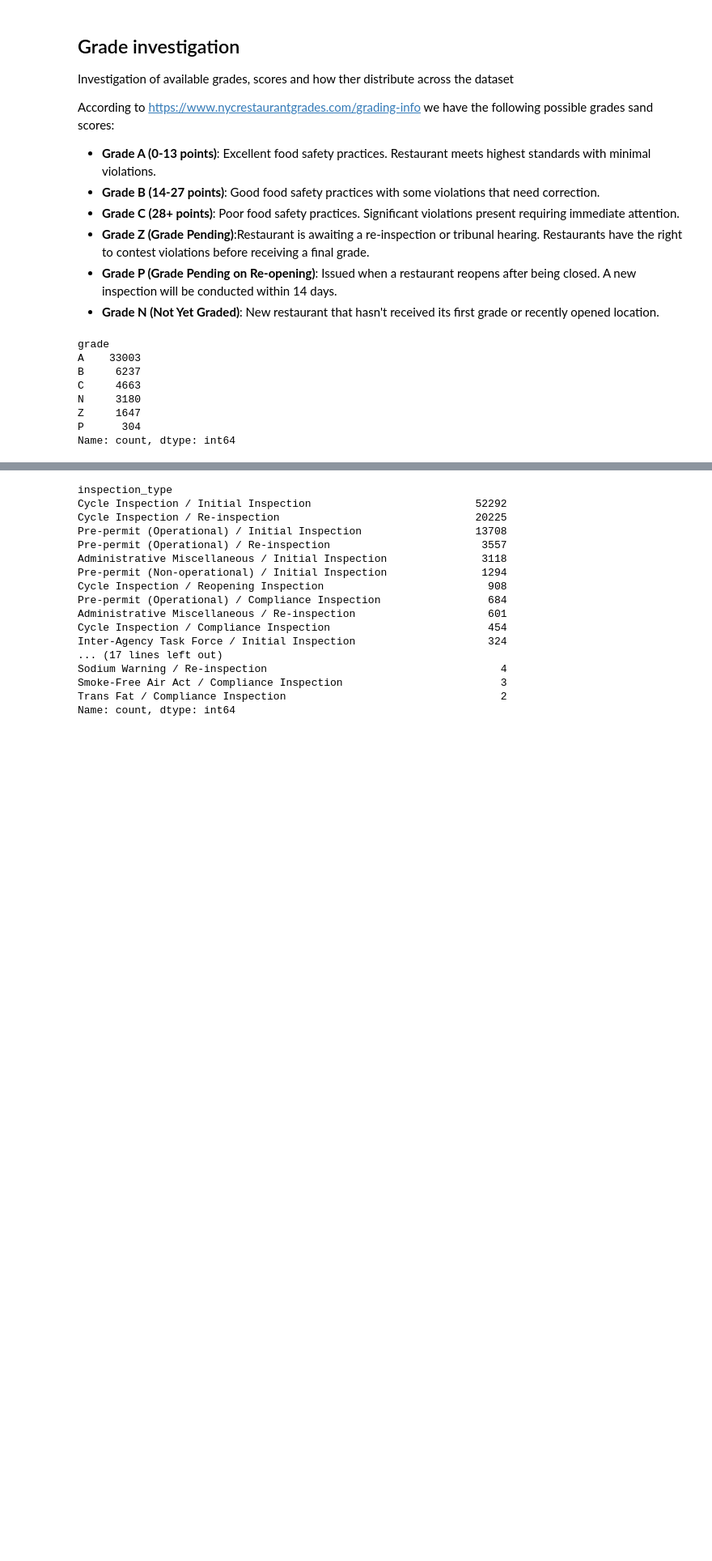
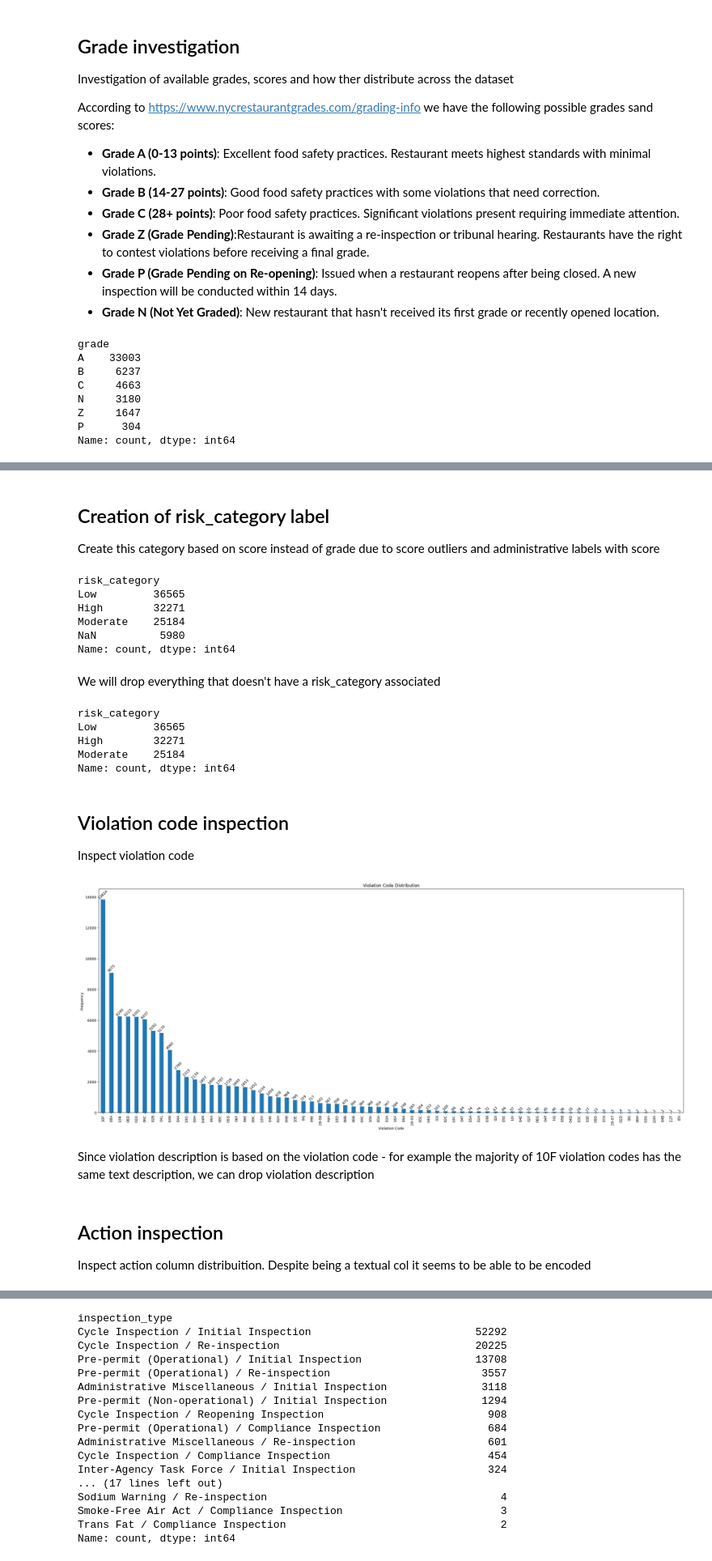
Before and after one commit to ruifurtado/nyc-restaurant-Inspection, a Jupyter notebook: nyc-inspection.ipynb, the cells around one changed output, grey strips where cells are left out. Shown at 81% size. Drawn from its saved outputs; the diff is of its cells as text; code cells hidden in the pictures; blank space fills up the shorter version.

```diff
--- a/nyc-inspection.ipynb
+++ b/nyc-inspection.ipynb
@@ -40,0 +132,64 @@ Name: count, dtype: int64
+# %% [markdown]
+## Creation of risk_category label
+
+Create this category based on score instead of grade due to score outliers and administrative labels with score
+# %%
+def create_risk(score):
+    if score <= 13:
+        return "Low"
+    elif score <= 27:
+        return "Moderate"
+    elif score > 27:
+        return "High"
+    else:
+        None
+
+data['risk_category'] = data['score'].apply(create_risk)
+data.risk_category.value_counts(dropna=False)
+# %% [output]
+risk_category
+Low         36565
+High        32271
+Moderate    25184
+NaN          5980
+Name: count, dtype: int64
+# %% [markdown]
+We will drop everything that doesn't have a risk_category associated
+# %%
+data=data.dropna(subset=['risk_category'])
+data.risk_category.value_counts(dropna=False)
+# %% [output]
+risk_category
+Low         36565
+High        32271
+Moderate    25184
+Name: count, dtype: int64
+# %% [markdown]
+## Violation code inspection
+
+Inspect violation code
+# %%
+import matplotlib.pyplot as plt
+
+ax = data.violation_code.value_counts(dropna=False).plot.bar(
+    figsize=(24,10),
+    title='Violation Code Distribution'
+)
+
+# Add value labels
+for i, v in enumerate(data.violation_code.value_counts(dropna=False)):
+    ax.text(i, v, str(v), ha='center', va='bottom', fontsize=10,rotation=45)
+
+plt.xticks(rotation=90)
+plt.xlabel("Violation Code")
+plt.ylabel("Frequency")
+plt.tight_layout()
+plt.show()
+# %% [output]
+[figure, added]
+# %% [markdown]
+Since violation description is based on the violation code - for example the majority of 10F violation codes has the same text description, we can drop violation description
+# %% [markdown]
+## Action inspection
+
+Inspect action column distribuition. Despite being a textual col it seems to be able to be encoded
```
Also changed, not shown: parts of 15 cells of this notebook, 2 other files.
